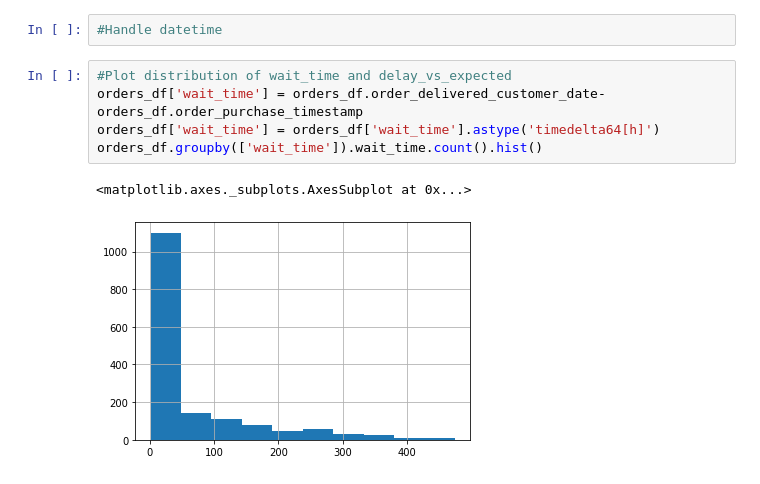
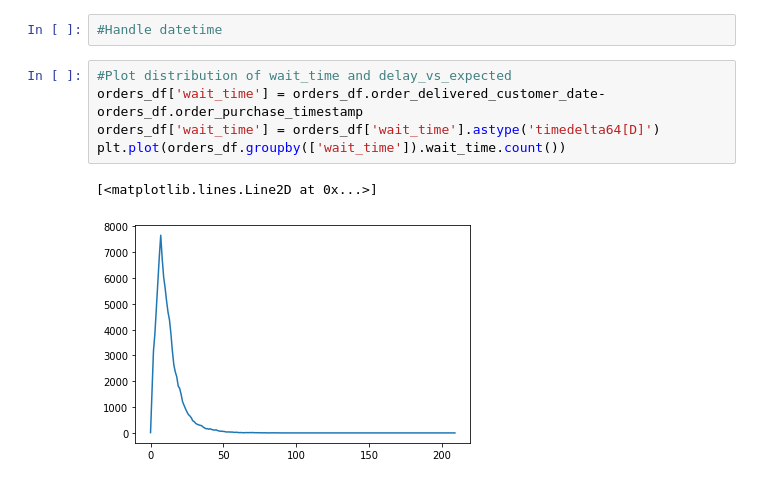
Before and after one commit to GabriellePrat/olist, a Jupyter notebook: notebooks/01_03_metric_design.ipynb, the cells around one changed output. Drawn from its saved outputs; the diff is of its cells as text.

```diff
--- a/notebooks/01_03_metric_design.ipynb
+++ b/notebooks/01_03_metric_design.ipynb
@@ -179,8 +176,8 @@ reviews_df.resample('M')['review_score'].mean().plot()
 # %%
 #Plot distribution of wait_time and delay_vs_expected
 orders_df['wait_time'] = orders_df.order_delivered_customer_date-orders_df.order_purchase_timestamp
-orders_df['wait_time'] = orders_df['wait_time'].astype('timedelta64[h]')
-orders_df.groupby(['wait_time']).wait_time.count().hist()
+orders_df['wait_time'] = orders_df['wait_time'].astype('timedelta64[D]')
+plt.plot(orders_df.groupby(['wait_time']).wait_time.count())
 # %% [output]
-<matplotlib.axes._subplots.AxesSubplot at 0x...>
+[<matplotlib.lines.Line2D at 0x...>]
-[figure, old version]
+[figure, new version]
```
Also changed, not shown: parts of 2 cells of this notebook, 3 other files.
